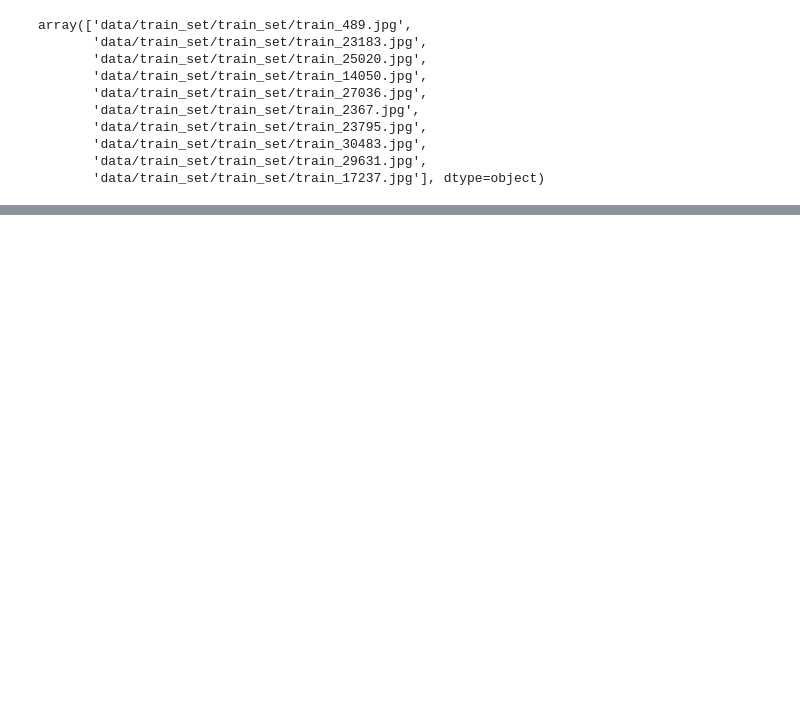
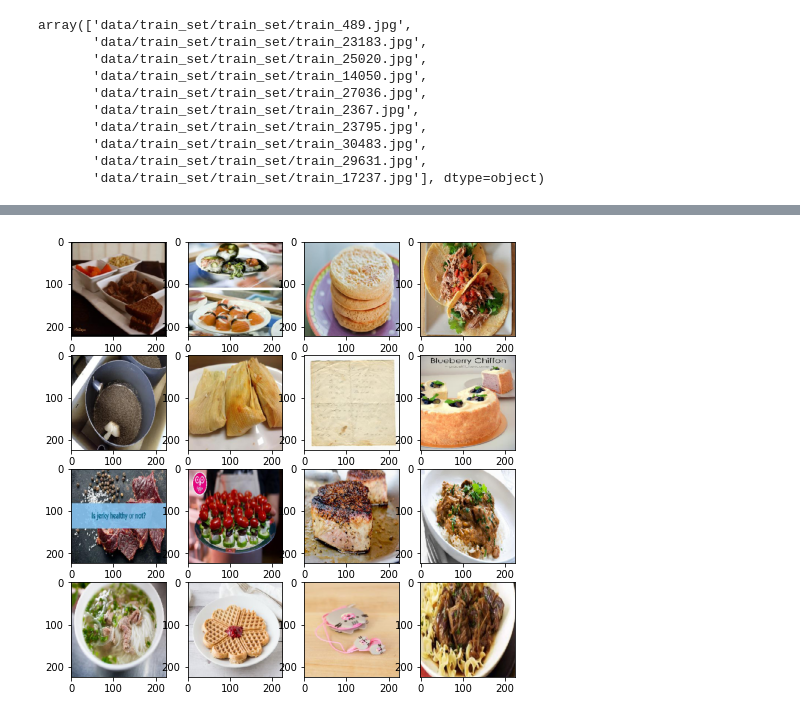
Before and after one commit to mswaringen/aml_food, a Jupyter notebook: Food_Extraction_v1.ipynb, the cells around one changed output, grey strips where cells are left out. Drawn from its saved outputs; the diff is of its cells as text; code cells hidden in the pictures; blank space fills up the shorter version.

```diff
--- a/Food_Extraction_v1.ipynb
+++ b/Food_Extraction_v1.ipynb
@@ -135,0 +185,16 @@ IndexError: ignored
+# %%
+def show_imgs(X):
+    plt.figure(figsize=(8, 8))
+    k = 0
+    for i in range(0,4):
+        for j in range(0,4):
+            image = load_img(train[k], target_size=(224, 224))
+            plt.subplot2grid((4,4),(i,j))
+            plt.imshow(image)
+            k = k+1
+    # show the plot
+    plt.show()
+# %%
+show_imgs(train)
+# %% [output]
+[figure, added]
```
Also changed, not shown: parts of 7 cells of this notebook.
